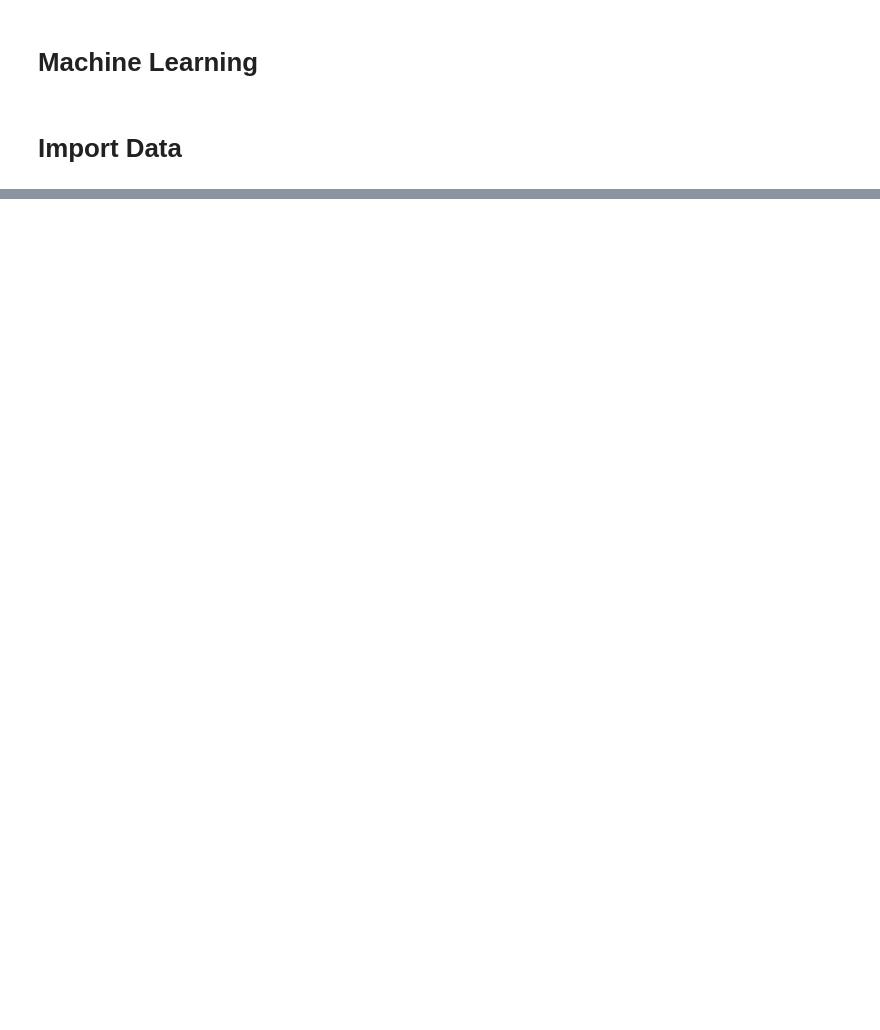
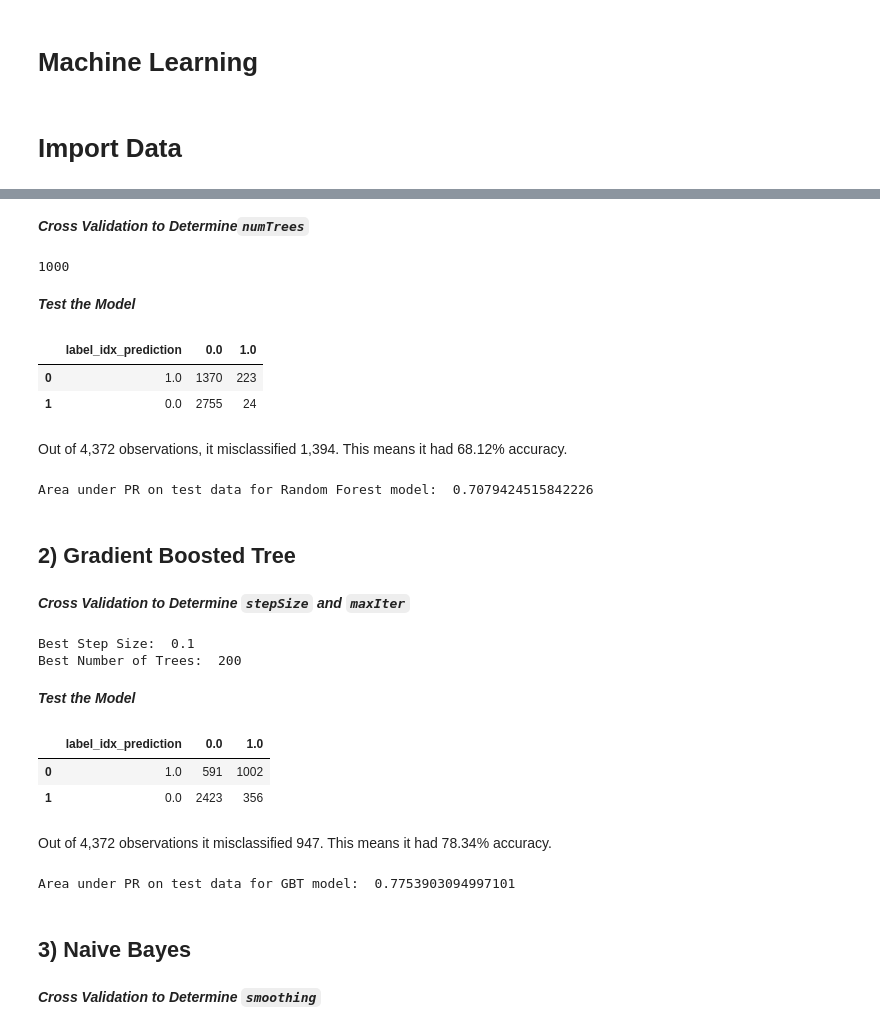
Before and after one commit to mingzhouzhu22/PSTAT135_FinalProject, a Jupyter notebook: MachineLearning.ipynb, the cells around one changed output, grey strips where cells are left out. Saved outputs shown, nothing was run; the diff lists cells and outputs as text; code cells hidden in the pictures; blank space fills up the shorter version.

```diff
--- a/MachineLearning.ipynb
+++ b/MachineLearning.ipynb
@@ -49,0 +55,2 @@ class_eval =  BinaryClassificationEvaluator().setLabelCol('label_idx').setMetric
+# %% [markdown]
+***Cross Validation to Determine`numTrees`***
@@ -49,0 +72,37 @@ class_eval =  BinaryClassificationEvaluator().setLabelCol('label_idx').setMetric
+# %%
+# CODE FOR RUNNING THE CROSS VALIDATION
+# run cross validation
+cv_rf_model = cv_rf.fit(train)
+# get best model
+best_rf = cv_rf_model.bestModel
+# output best parameter
+best_rf._java_obj.getNumTrees()
+# %% [output]
+1000
+# %% [markdown]
+***Test the Model***
+# %%
+# create the final model
+rf = RandomForestClassifier(featuresCol='count_vec',labelCol='label_idx',featureSubsetStrategy='sqrt',numTrees=1000)\
+                            .setSeed(135)
+# train the model
+rf_model = rf.fit(train)
+# obtain predictions for test
+test_rf = rf_model.transform(test)
+# %%
+# create confusion matrix
+confusion_matrix_rf = test_rf.select('label_idx','prediction')
+# ‘label’ is row and ‘prediction’ is column
+confusion_matrix_rf.stat.crosstab('label_idx','prediction').toPandas()
+# %% [output]
+|  | label_idx_prediction | 0.0 | 1.0 |
+| 0 | 1.0 | 1370 | 223 |
+| 1 | 0.0 | 2755 | 24 |
+# %% [markdown]
+Out of 4,372 observations, it misclassified 1,394. This means it had 68.12% accuracy.
+# %%
+# obtain test area under PR
+test_PR_rf = class_eval.evaluate(test_rf)
+print("Area under PR on test data for Random Forest model: ", test_PR_rf)
+# %% [output]
+Area under PR on test data for Random Forest model:  0.7079424515842226
@@ -49,0 +114,4 @@ class_eval =  BinaryClassificationEvaluator().setLabelCol('label_idx').setMetric
+# %% [markdown]
+## 2) Gradient Boosted Tree
+# %% [markdown]
+***Cross Validation to Determine `stepSize` and `maxIter`***
@@ -49,0 +131,15 @@ class_eval =  BinaryClassificationEvaluator().setLabelCol('label_idx').setMetric
+# %%
+# CROSS VALIDATION
+
+# run cross validation
+cv_gbt_model = cv_gbt.fit(train)
+# get best model
+best_gbt = cv_gbt_model.bestModel
+# output best parameters
+print('Best Step Size: ',best_gbt._java_obj.getStepSize())
+print('Best Number of Trees: ',best_gbt._java_obj.getMaxIter())
+# %% [output]
+Best Step Size:  0.1
+Best Number of Trees:  200
+# %% [markdown]
+***Test the Model***
@@ -49,0 +153,17 @@ class_eval =  BinaryClassificationEvaluator().setLabelCol('label_idx').setMetric
+# %%
+# create confusion matrix
+confusion_matrix_gbt = test_gbt.select('label_idx','prediction')
+# ‘label’ is row and ‘prediction’ is column
+confusion_matrix_gbt.stat.crosstab('label_idx','prediction').toPandas()
+# %% [output]
+|  | label_idx_prediction | 0.0 | 1.0 |
+| 0 | 1.0 | 591 | 1002 |
+| 1 | 0.0 | 2423 | 356 |
+# %% [markdown]
+Out of 4,372 observations it misclassified 947. This means it had 78.34% accuracy.
+# %%
+# obtain test area under PR
+test_PR_gbt = class_eval.evaluate(test_gbt)
+print("Area under PR on test data for GBT model: ", test_PR_gbt)
+# %% [output]
+Area under PR on test data for GBT model:  0.7753903094997101
@@ -49,0 +177,4 @@ class_eval =  BinaryClassificationEvaluator().setLabelCol('label_idx').setMetric
+# %% [markdown]
+## 3) Naive Bayes
+# %% [markdown]
+***Cross Validation to Determine `smoothing`***
```
Also changed, not shown: parts of 71 cells of this notebook, 7 other files.
